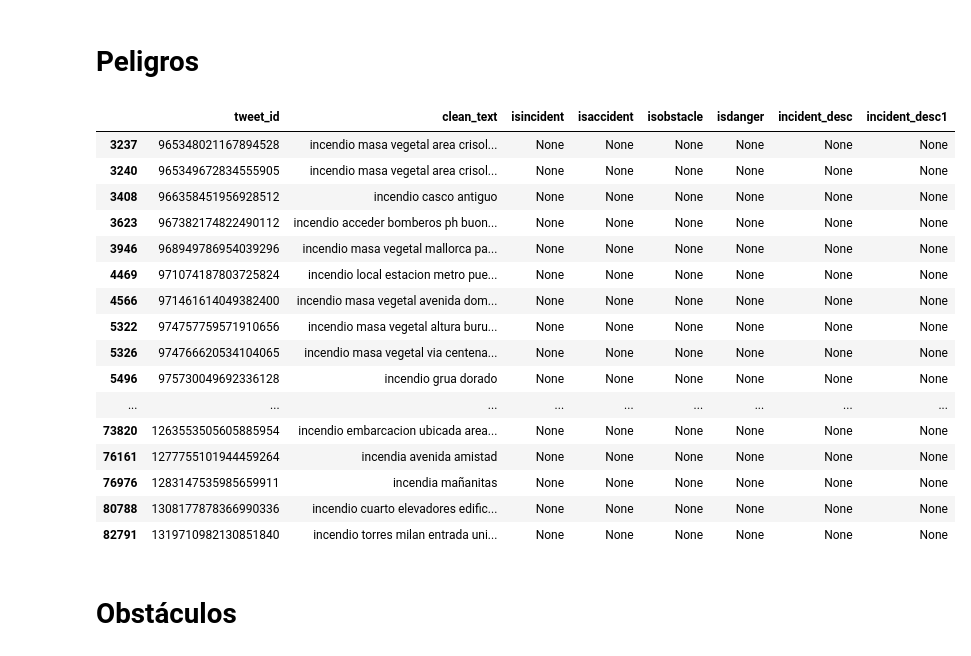
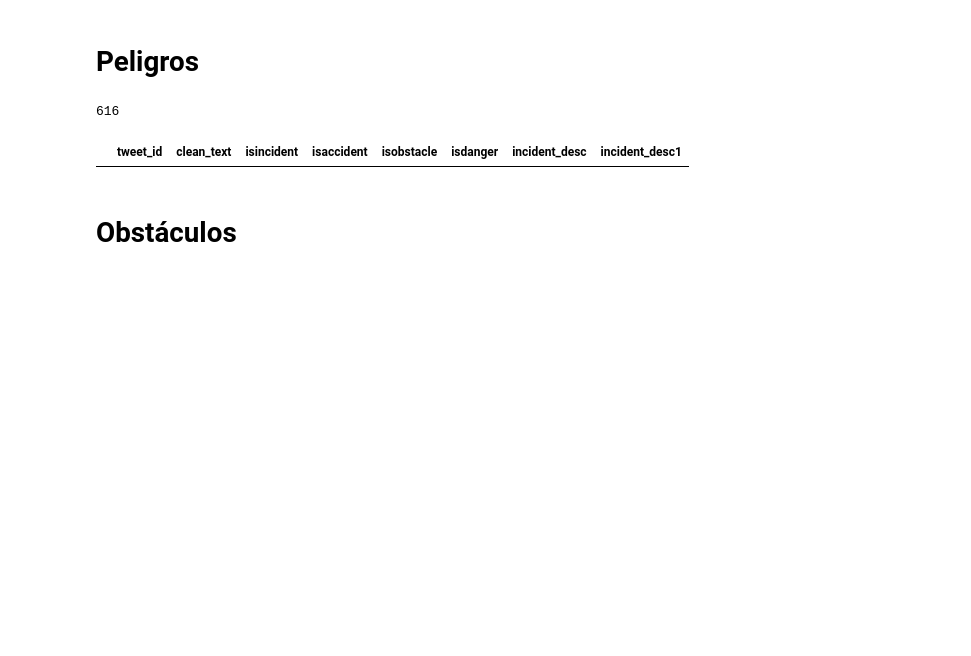
Before and after one commit to Liu-Lc/TwitterTraffic-Pty, a Jupyter notebook: TweetData/clean_data.ipynb, the cells around one changed output. Cells and saved outputs as stored; diff of their text form; code cells hidden in the pictures; blank space fills up the shorter version.

```diff
--- a/TweetData/clean_data.ipynb
+++ b/TweetData/clean_data.ipynb
@@ -85,6 +89,12 @@ pd.set_option('display.min_rows', 100)
+# %%
+short_df.loc[extract, 'isincident'] = False
+short_df.loc[extract, 'isaccident'] = False
+short_df.loc[extract, 'isobstacle'] = False
+short_df.loc[extract, 'isdanger'] = False
+# short_df.loc[extract, 'incident_desc1'] = 'area acordonada'
 # %%
 ## Check the true with the keyword
-extract = short_df.clean_text.str.contains('altura') & short_df.isincident.isnull()
+extract = short_df.clean_text.str.contains('redes sociales') & short_df.isincident.isnull()
 short_df[extract]
 # %% [output]
 |  | tweet_id | clean_text | isincident | isaccident | isobstacle | isdanger | incident_desc | incident_desc1 |
@@ -145,5 +173,5 @@ freq.head(5)
 short_df.loc[extract, 'isincident'] = True
 short_df.loc[extract, 'isaccident'] = True
 # short_df.loc[extract, 'isobstacle'] = False
-# short_df.loc[extract, 'isdanger'] = False
-short_df.loc[extract, 'incident_desc'] = 'accidente'
+short_df.loc[extract, 'isdanger'] = True
+short_df.loc[extract, 'incident_desc'] = 'incidente'
@@ -225,31 +257,19 @@ short_df.loc[short_df.tweet_id.isin(revision.tweet_id), :]
 # Peligros
 # %%
 short_df.loc[extract, 'isincident'] = True
-# short_df.loc[extract, 'isaccident'] = True
+short_df.loc[extract, 'isaccident'] = False
 short_df.loc[extract, 'isdanger'] = True
-# short_df.loc[extract, 'isobstacle'] = True
-short_df.loc[extract, 'incident_desc'] = 'incendio'
+short_df.loc[extract, 'isobstacle'] = True
+short_df.loc[extract, 'incident_desc'] = 'metro'
+# %%
+len(short_df[extract])
+# %% [output]
+616
 # %%
-extract = short_df.clean_text.str.contains('^incendi.*.*') & short_df.isincident.isnull()
+extract = short_df.clean_text.str.contains('metro ') & short_df.isincident.isnull()
 short_df[extract]
 # %% [output]
 |  | tweet_id | clean_text | isincident | isaccident | isobstacle | isdanger | incident_desc | incident_desc1 |
-| 3237 | 965348021167894528 | incendio masa vegetal area crisol... | None | None | None | None | None | None |
-| 3240 | 965349672834555905 | incendio masa vegetal area crisol... | None | None | None | None | None | None |
-| 3408 | 966358451956928512 | incendio casco antiguo | None | None | None | None | None | None |
-| 3623 | 967382174822490112 | incendio acceder bomberos ph buon... | None | None | None | None | None | None |
-| 3946 | 968949786954039296 | incendio masa vegetal mallorca pa... | None | None | None | None | None | None |
-| 4469 | 971074187803725824 | incendio local estacion metro pue... | None | None | None | None | None | None |
-| 4566 | 971461614049382400 | incendio masa vegetal avenida dom... | None | None | None | None | None | None |
-| 5322 | 974757759571910656 | incendio masa vegetal altura buru... | None | None | None | None | None | None |
-| 5326 | 974766620534104065 | incendio masa vegetal via centena... | None | None | None | None | None | None |
-| 5496 | 975730049692336128 | incendio grua dorado | None | None | None | None | None | None |
-| ... | ... | ... | ... | ... | ... | ... | ... | ... |
-| 73820 | 1263553505605885954 | incendio embarcacion ubicada area... | None | None | None | None | None | None |
-| 76161 | 1277755101944459264 | incendia avenida amistad | None | None | None | None | None | None |
-| 76976 | 1283147535985659911 | incendia mañanitas | None | None | None | None | None | None |
-| 80788 | 1308177878366990336 | incendio cuarto elevadores edific... | None | None | None | None | None | None |
-| 82791 | 1319710982130851840 | incendio torres milan entrada uni... | None | None | None | None | None | None |
 # %% [markdown]
 # Obstáculos
 # %%
```
Also changed, not shown: parts of 16 cells of this notebook, 2 other files.
